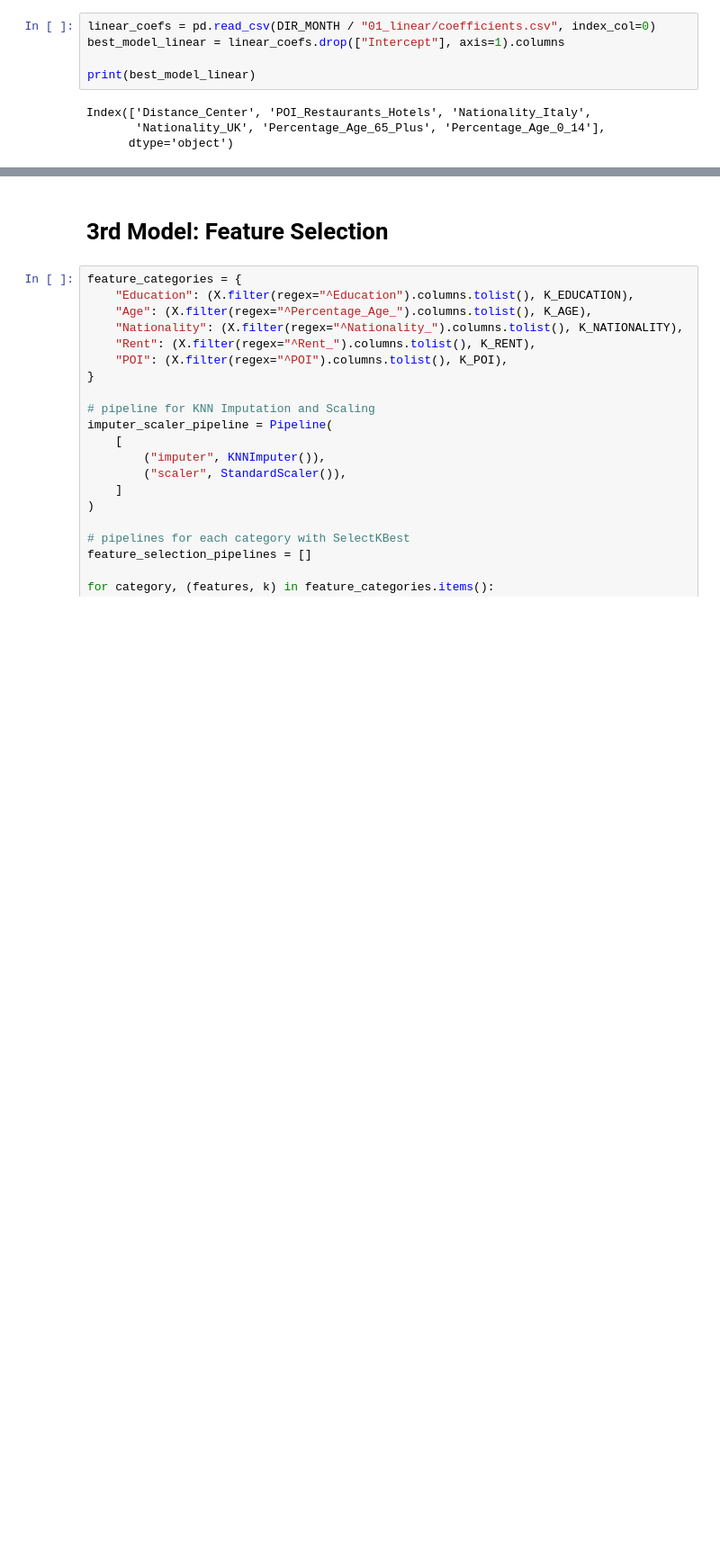
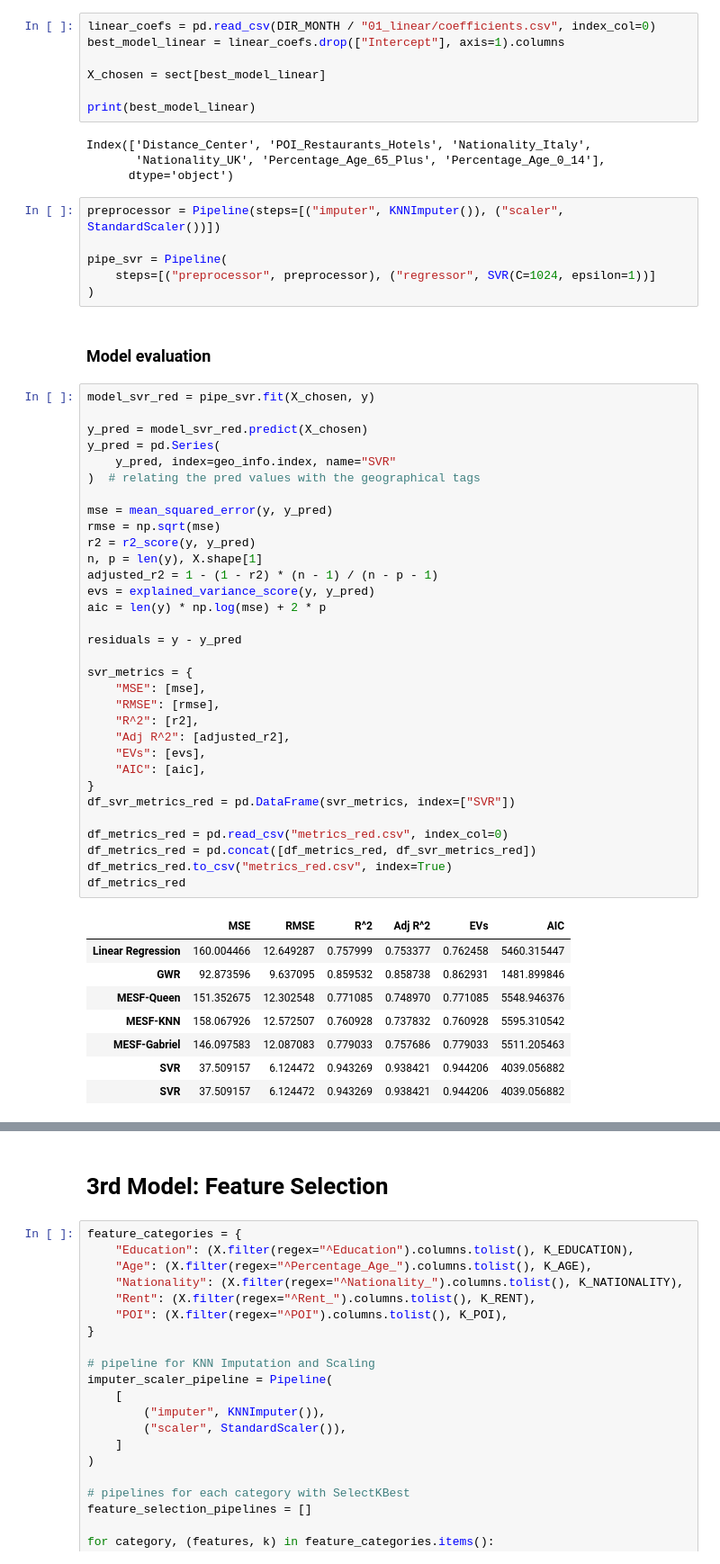
Before and after one commit to MateoFdezEspina/BarcelonaAirbnb, a Jupyter notebook: notebooks/05_0_svr_linear.ipynb, the cells around one changed output, grey strips where cells are left out. Shown at 90% size. Saved outputs shown, nothing was run; the diff lists cells and outputs as text; blank space fills up the shorter version.

```diff
--- a/notebooks/05_0_svr_linear.ipynb
+++ b/notebooks/05_0_svr_linear.ipynb
@@ -512,8 +544,59 @@ A possibility is to use the best variables from the linear model:
 linear_coefs = pd.read_csv(DIR_MONTH / "01_linear/coefficients.csv", index_col=0)
 best_model_linear = linear_coefs.drop(["Intercept"], axis=1).columns
 
+X_chosen = sect[best_model_linear]
+
 print(best_model_linear)
 # %% [output]
 Index(['Distance_Center', 'POI_Restaurants_Hotels', 'Nationality_Italy',
        'Nationality_UK', 'Percentage_Age_65_Plus', 'Percentage_Age_0_14'],
       dtype='object')
+# %%
+preprocessor = Pipeline(steps=[("imputer", KNNImputer()), ("scaler", StandardScaler())])
+
+pipe_svr = Pipeline(
+    steps=[("preprocessor", preprocessor), ("regressor", SVR(C=1024, epsilon=1))]
+)
+# %% [markdown]
+### Model evaluation
+# %%
+model_svr_red = pipe_svr.fit(X_chosen, y)
+
+y_pred = model_svr_red.predict(X_chosen)
+y_pred = pd.Series(
+    y_pred, index=geo_info.index, name="SVR"
+)  # relating the pred values with the geographical tags
+
+mse = mean_squared_error(y, y_pred)
+rmse = np.sqrt(mse)
+r2 = r2_score(y, y_pred)
+n, p = len(y), X.shape[1]
+adjusted_r2 = 1 - (1 - r2) * (n - 1) / (n - p - 1)
+evs = explained_variance_score(y, y_pred)
+aic = len(y) * np.log(mse) + 2 * p
+
+residuals = y - y_pred
+
+svr_metrics = {
+    "MSE": [mse],
+    "RMSE": [rmse],
+    "R^2": [r2],
+    "Adj R^2": [adjusted_r2],
+    "EVs": [evs],
+    "AIC": [aic],
+}
+df_svr_metrics_red = pd.DataFrame(svr_metrics, index=["SVR"])
+
+df_metrics_red = pd.read_csv("metrics_red.csv", index_col=0)
+df_metrics_red = pd.concat([df_metrics_red, df_svr_metrics_red])
+df_metrics_red.to_csv("metrics_red.csv", index=True)
+df_metrics_red
+# %% [output]
+|  | MSE | RMSE | R^2 | Adj R^2 | EVs | AIC |
+| Linear Regression | 160.004466 | 12.649287 | 0.757999 | 0.753377 | 0.762458 | 5460.315447 |
+| GWR | 92.873596 | 9.637095 | 0.859532 | 0.858738 | 0.862931 | 1481.899846 |
+| MESF-Queen | 151.352675 | 12.302548 | 0.771085 | 0.748970 | 0.771085 | 5548.946376 |
+| MESF-KNN | 158.067926 | 12.572507 | 0.760928 | 0.737832 | 0.760928 | 5595.310542 |
+| MESF-Gabriel | 146.097583 | 12.087083 | 0.779033 | 0.757686 | 0.779033 | 5511.205463 |
+| SVR | 37.509157 | 6.124472 | 0.943269 | 0.938421 | 0.944206 | 4039.056882 |
+| SVR | 37.509157 | 6.124472 | 0.943269 | 0.938421 | 0.944206 | 4039.056882 |
```
Also changed, not shown: parts of 31 cells of this notebook, 4 other files.
